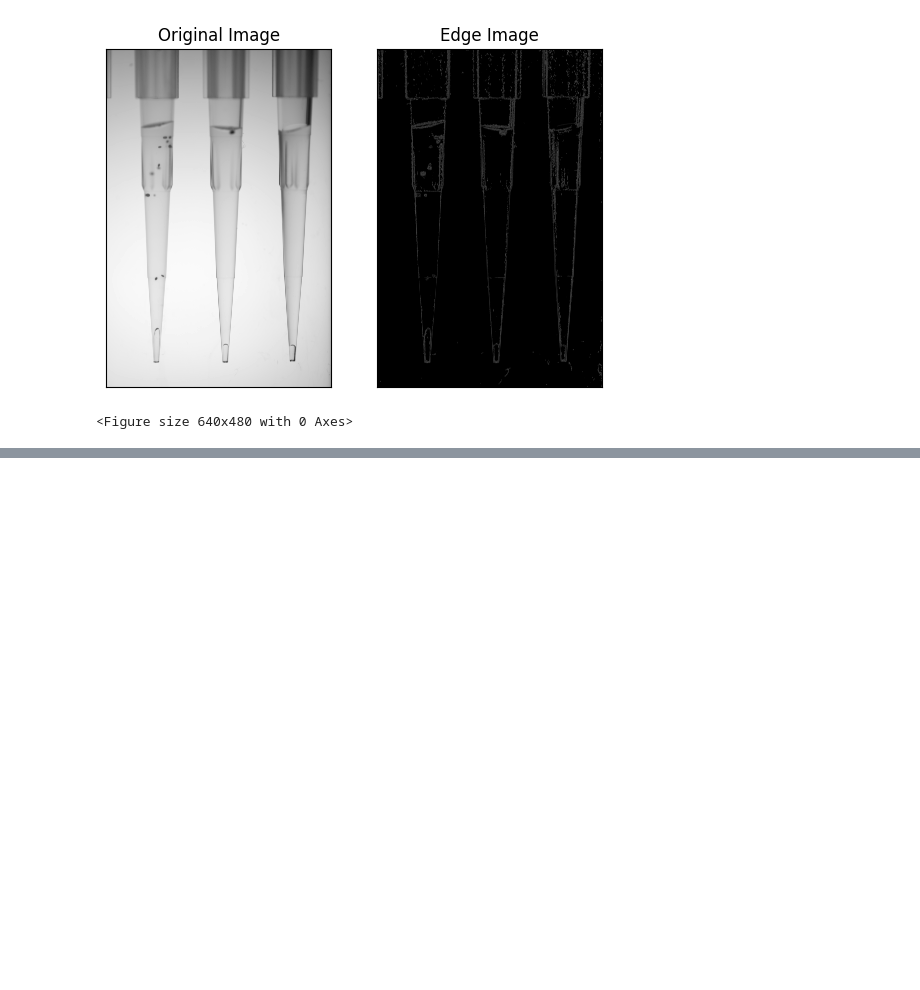
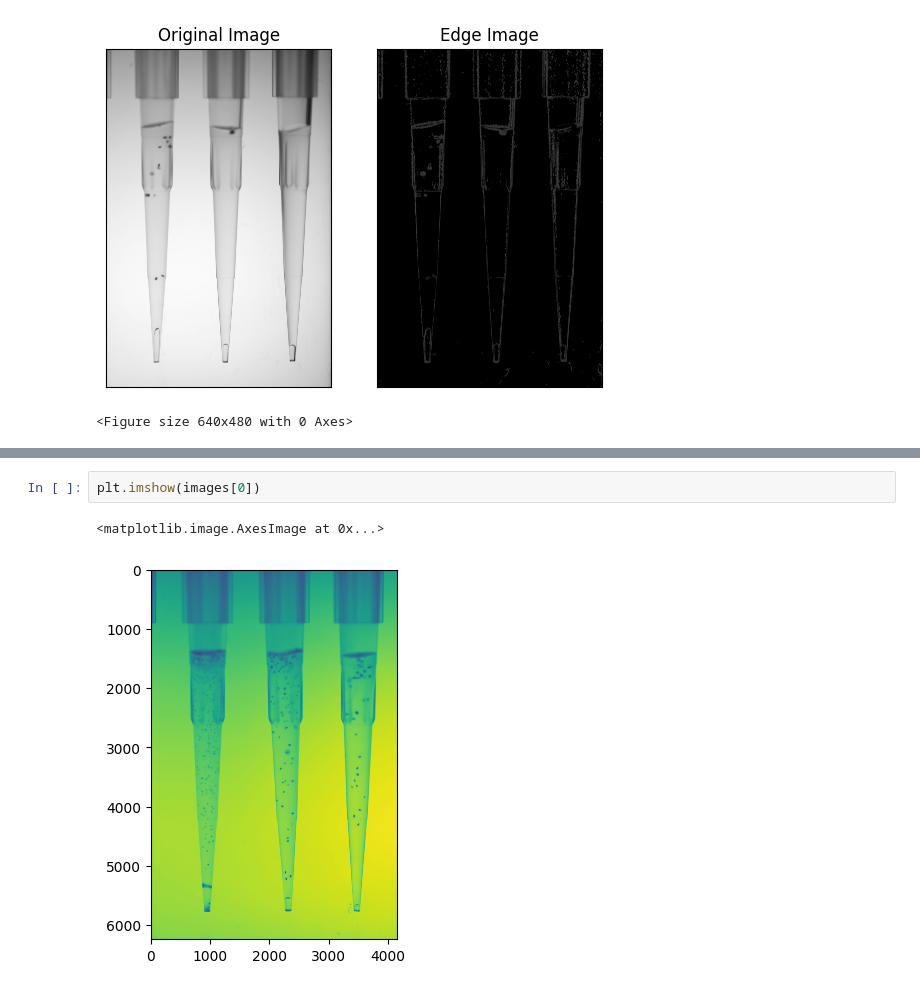
Before and after one commit to chrisorear/GVA_project, a Jupyter notebook: imageimporter.ipynb, the cells around one changed output, grey strips where cells are left out. Drawn from its saved outputs; the diff is of its cells as text; blank space fills up the shorter version.

```diff
--- a/imageimporter.ipynb
+++ b/imageimporter.ipynb
@@ -102,0 +74,5 @@ plt.imshow(image_copy)
+# %%
+plt.imshow(images[0])
+# %% [output]
+<matplotlib.image.AxesImage at 0x...>
+[figure, added]
```
Also changed, not shown: parts of 2 cells of this notebook.
